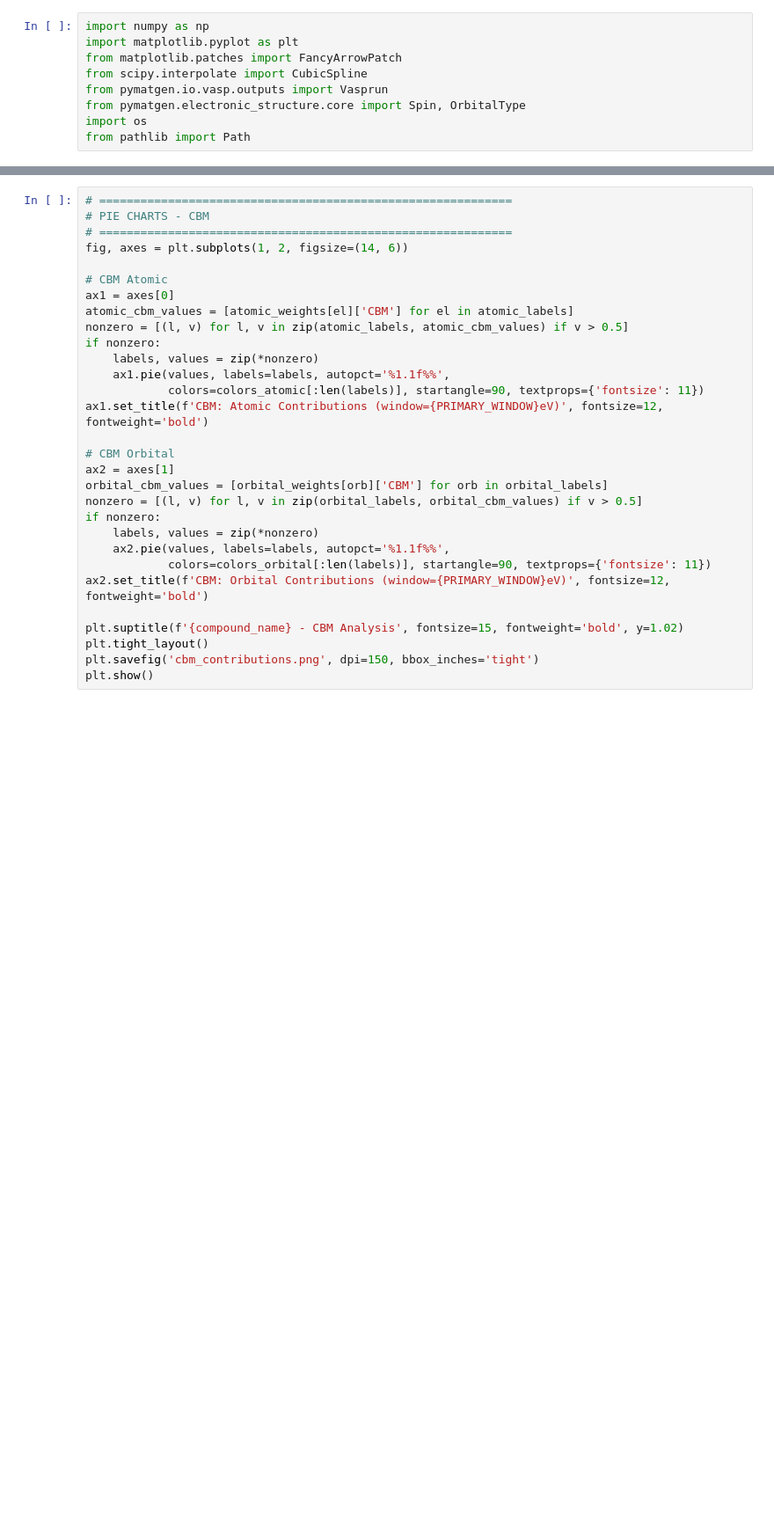
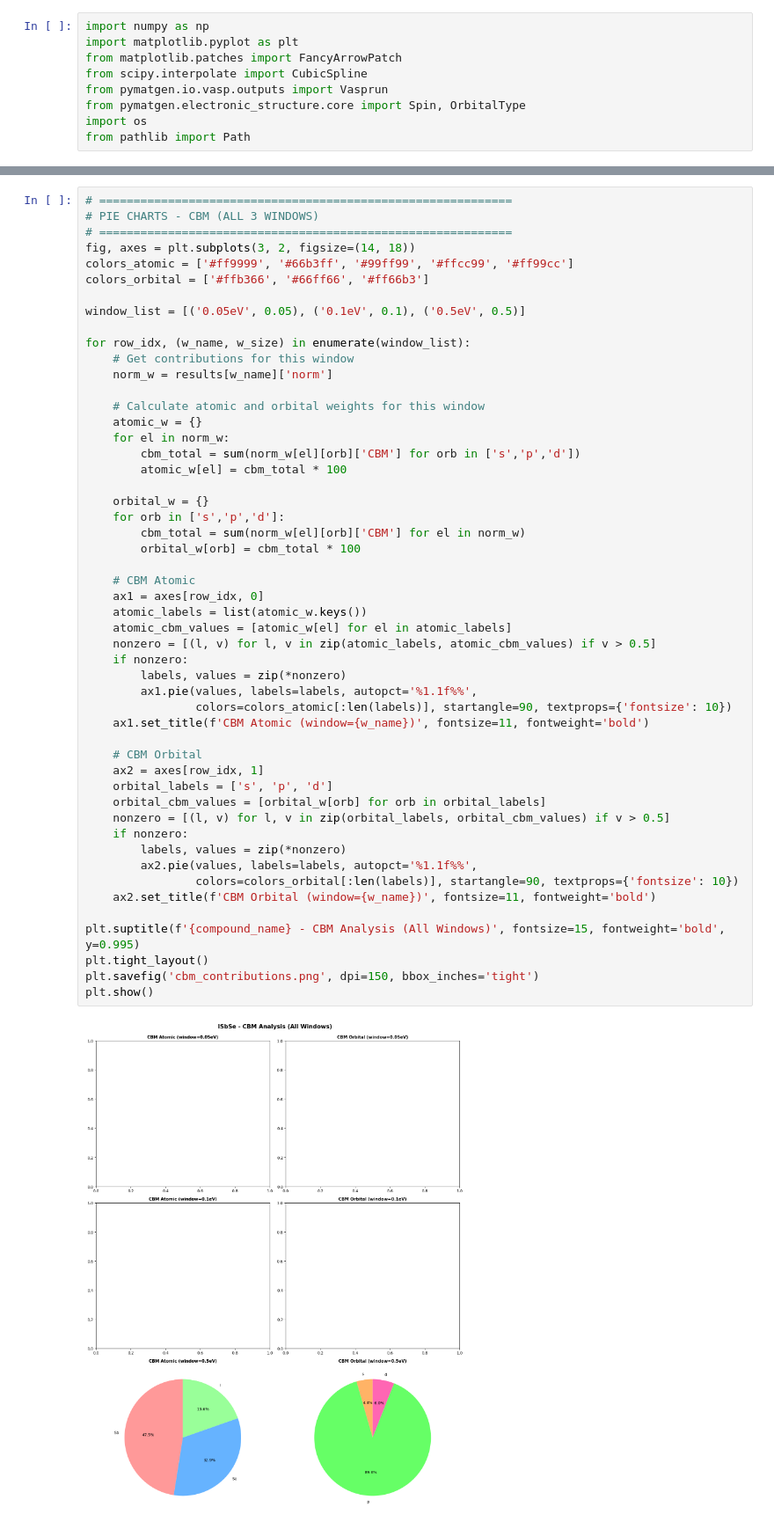
Before and after one commit to bulia-keshav/Rashba-DDP, a Jupyter notebook: Weight-contribution/orbital_fixed.ipynb, the cells around one changed output, grey strips where cells are left out. Shown at 88% size. Drawn from its saved outputs; the diff is of its cells as text; blank space fills up the shorter version.

```diff
--- a/Weight-contribution/orbital_fixed.ipynb
+++ b/Weight-contribution/orbital_fixed.ipynb
@@ -436,33 +525,56 @@ plt.show()
 # %%
 # ============================================================
-# PIE CHARTS - CBM
+# PIE CHARTS - CBM (ALL 3 WINDOWS)
 # ============================================================
-fig, axes = plt.subplots(1, 2, figsize=(14, 6))
+fig, axes = plt.subplots(3, 2, figsize=(14, 18))
+colors_atomic = ['#ff9999', '#66b3ff', '#99ff99', '#ffcc99', '#ff99cc']
+colors_orbital = ['#ffb366', '#66ff66', '#ff66b3']
 
-# CBM Atomic
-ax1 = axes[0]
-atomic_cbm_values = [atomic_weights[el]['CBM'] for el in atomic_labels]
-nonzero = [(l, v) for l, v in zip(atomic_labels, atomic_cbm_values) if v > 0.5]
-if nonzero:
-    labels, values = zip(*nonzero)
-    ax1.pie(values, labels=labels, autopct='%1.1f%%',
-            colors=colors_atomic[:len(labels)], startangle=90, textprops={'fontsize': 11})
-ax1.set_title(f'CBM: Atomic Contributions (window={PRIMARY_WINDOW}eV)', fontsize=12, fontweight='bold')
+window_list = [('0.05eV', 0.05), ('0.1eV', 0.1), ('0.5eV', 0.5)]
 
-# CBM Orbital
-ax2 = axes[1]
-orbital_cbm_values = [orbital_weights[orb]['CBM'] for orb in orbital_labels]
-nonzero = [(l, v) for l, v in zip(orbital_labels, orbital_cbm_values) if v > 0.5]
-if nonzero:
-    labels, values = zip(*nonzero)
-    ax2.pie(values, labels=labels, autopct='%1.1f%%',
-            colors=colors_orbital[:len(labels)], startangle=90, textprops={'fontsize': 11})
-ax2.set_title(f'CBM: Orbital Contributions (window={PRIMARY_WINDOW}eV)', fontsize=12, fontweight='bold')
+for row_idx, (w_name, w_size) in enumerate(window_list):
+    # Get contributions for this window
+    norm_w = results[w_name]['norm']
 
-plt.suptitle(f'{compound_name} - CBM Analysis', fontsize=15, fontweight='bold', y=1.02)
+    # Calculate atomic and orbital weights for this window
+    atomic_w = {}
+    for el in norm_w:
+        cbm_total = sum(norm_w[el][orb]['CBM'] for orb in ['s','p','d'])
+        atomic_w[el] = cbm_total * 100
+
+    orbital_w = {}
+    for orb in ['s','p','d']:
+        cbm_total = sum(norm_w[el][orb]['CBM'] for el in norm_w)
+        orbital_w[orb] = cbm_total * 100
+
+    # CBM Atomic
+    ax1 = axes[row_idx, 0]
+    atomic_labels = list(atomic_w.keys())
+    atomic_cbm_values = [atomic_w[el] for el in atomic_labels]
+    nonzero = [(l, v) for l, v in zip(atomic_labels, atomic_cbm_values) if v > 0.5]
+    if nonzero:
+        labels, values = zip(*nonzero)
+        ax1.pie(values, labels=labels, autopct='%1.1f%%',
+                colors=colors_atomic[:len(labels)], startangle=90, textprops={'fontsize': 10})
+    ax1.set_title(f'CBM Atomic (window={w_name})', fontsize=11, fontweight='bold')
+
+    # CBM Orbital
+    ax2 = axes[row_idx, 1]
+    orbital_labels = ['s', 'p', 'd']
+    orbital_cbm_values = [orbital_w[orb] for orb in orbital_labels]
+    nonzero = [(l, v) for l, v in zip(orbital_labels, orbital_cbm_values) if v > 0.5]
+    if nonzero:
+        labels, values = zip(*nonzero)
+        ax2.pie(values, labels=labels, autopct='%1.1f%%',
+                colors=colors_orbital[:len(labels)], startangle=90, textprops={'fontsize': 10})
+    ax2.set_title(f'CBM Orbital (window={w_name})', fontsize=11, fontweight='bold')
+
+plt.suptitle(f'{compound_name} - CBM Analysis (All Windows)', fontsize=15, fontweight='bold', y=0.995)
 plt.tight_layout()
 plt.savefig('cbm_contributions.png', dpi=150, bbox_inches='tight')
 plt.show()
+# %% [output]
+[figure, added]
 # %%
 # ============================================================
 # SUMMARY: FINAL DESCRIPTOR ROW FOR THIS MATERIAL
```
Also changed, not shown: parts of 9 cells of this notebook, 3 other files.
